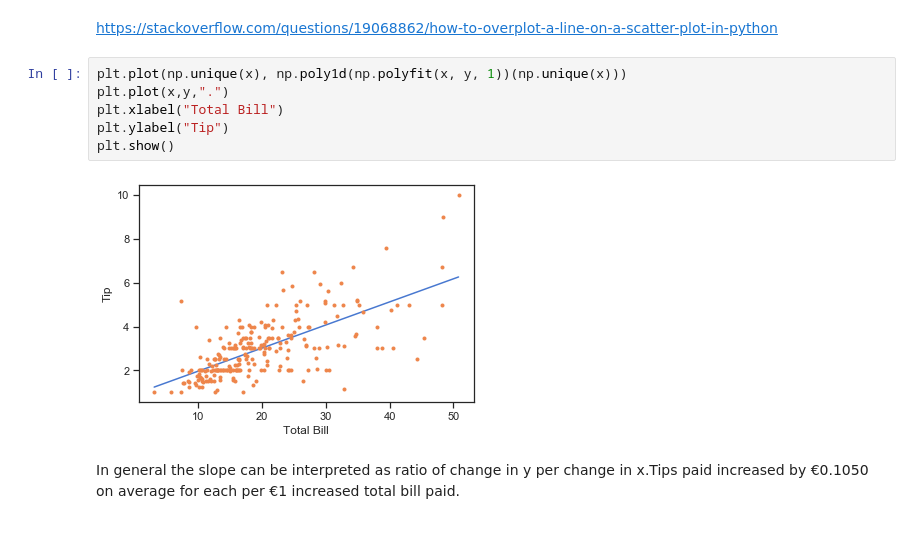
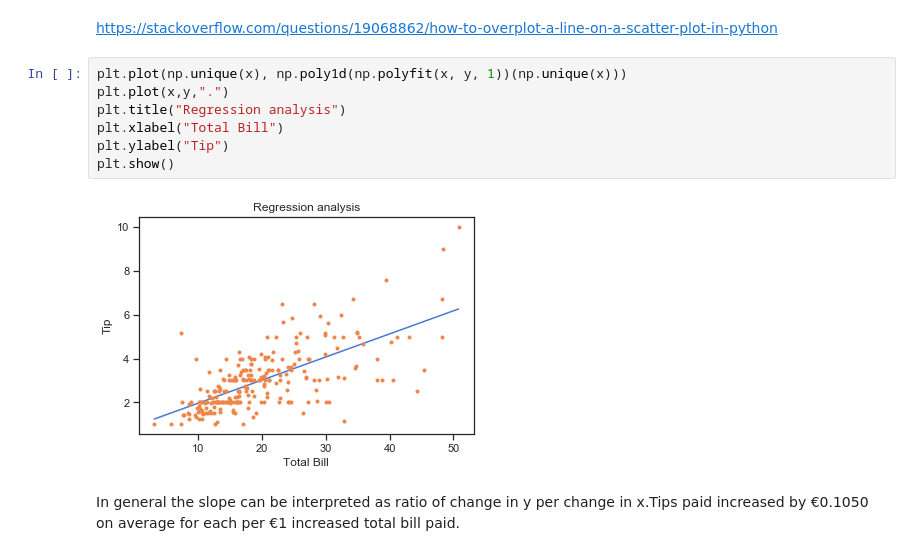
Before and after one commit to Crkonova76/Fundamentals-of-Data-Analysis_Assessment-2019, a Jupyter notebook: Tips_dataset.ipynb, the cells around one changed output. Cells and saved outputs as stored; diff of their text form.

```diff
--- a/Tips_dataset.ipynb
+++ b/Tips_dataset.ipynb
@@ -603,11 +609,12 @@ https://stackoverflow.com/questions/19068862/how-to-overplot-a-line-on-a-scatter
 # %%
 plt.plot(np.unique(x), np.poly1d(np.polyfit(x, y, 1))(np.unique(x)))
 plt.plot(x,y,".")
+plt.title("Regression analysis")
 plt.xlabel("Total Bill")
 plt.ylabel("Tip")
 plt.show()
 # %% [output]
-[figure, old version]
+[figure, new version]
 # %% [markdown]
 In general the slope can be interpreted as ratio of change in y per change in x.Tips paid increased by €0.1050 on average for each per €1 increased total bill paid.
 # %%
```
Also changed, not shown: parts of 27 cells of this notebook, 1 other file.
